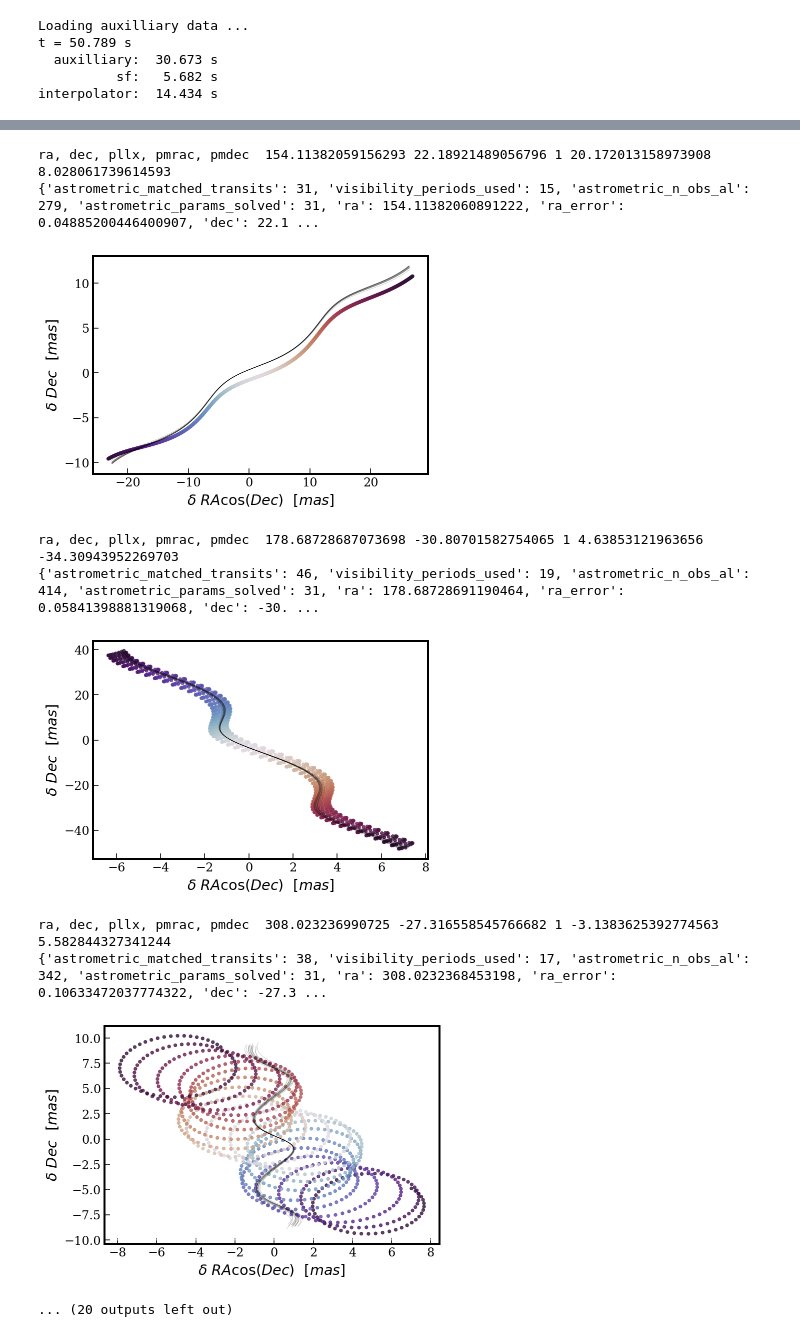
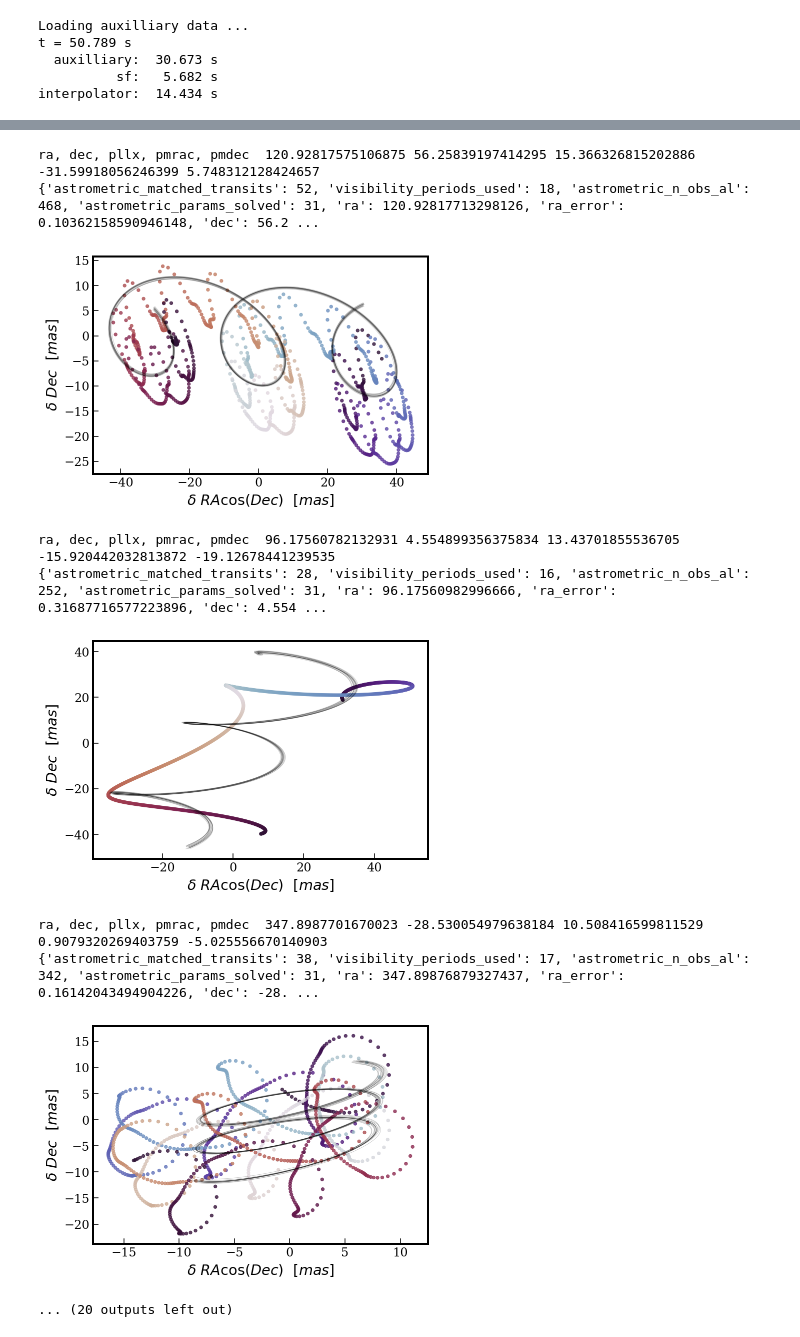
Before and after one commit to zpenoyre/astromet.py, a Jupyter notebook: gaiaBinarySynth.ipynb, the cells around one changed output, grey strips where cells are left out. Cells and saved outputs as stored; diff of their text form; code cells hidden in the pictures.

```diff
--- a/gaiaBinarySynth.ipynb
+++ b/gaiaBinarySynth.ipynb
@@ -80,9 +80,9 @@ for i in tqdm(range(nTest)):
 
     phis=np.squeeze(np.hstack(sl['angles']))[sort]
 
-    params.pllx=10*np.power(np.random.rand(),-1/3) # all within 100 pc
-    params.pmrac=params.pllx*(1)*np.random.randn()
-    params.pmdec=params.pllx*(1)*np.random.randn()
+    params.parallax=10*np.power(np.random.rand(),-1/3) # all within 100 pc
+    params.pmrac=params.parallax*(1)*np.random.randn()
+    params.pmdec=params.parallax*(1)*np.random.randn()
     params.period=10**(-1.5+3*np.random.rand()) # periods between 0.03 and 30 years
     params.l=np.random.rand() # uniform light ratio
     params.q=4*np.random.rand()**2 # mass ratios between 0 and 4 (half less than 1)
@@ -98,7 +98,7 @@ for i in tqdm(range(nTest)):
     thisRow['Dec']=1.*params.dec
     thisRow['pmRA']=params.pmrac
     thisRow['pmDec']=params.pmdec
-    thisRow['pllx']=params.pllx
+    thisRow['pllx']=params.parallax
     thisRow['M_tot']=4*(np.pi**2)*astromet.Galt/((params.period**2)*(params.a**3))
     thisRow['q']=params.q
     thisRow['l']=params.l
@@ -169,11 +169,11 @@ for i in tqdm(range(nTest)):
     fitparams=astromet.params()
     for i in range(16):
         fitparams.ra=results['ra']
-        +np.random.randn()*results['ra_error']#/(np.cos(np.deg2rad(results['dec']))*mas)
-        fitparams.dec=results['dec']+np.random.randn()*results['dec_error']#/mas
+        +np.random.randn()*results['ra_error']*mas/np.cos(np.deg2rad(results['dec']))
+        fitparams.dec=results['dec']+np.random.randn()*results['dec_error']*mas
         fitparams.pmrac=results['pmra']+np.random.randn()*results['pmra_error']
         fitparams.pmdec=results['pmdec']+np.random.randn()*results['pmdec_error']
-        fitparams.pllx=results['parallax']+np.random.randn()*results['parallax_error']
+        fitparams.parallax=results['parallax']+np.random.randn()*results['parallax_error']
 
         fitRacs,fitDecs=astromet.track(plotts,fitparams)
         ax.plot(fitRacs,fitDecs,c='k',alpha=0.2,lw=0.5)
@@ -196,12 +196,12 @@ ra, dec, pllx, pmrac, pmdec  146.01534772268892 -44.47568932950998 1 8.702508409
-ra, dec, pllx, pmrac, pmdec  154.11382059156293 22.18921489056796 1 20.172013158973908 8.028061739614593
-{'astrometric_matched_transits': 31, 'visibility_periods_used': 15, 'astrometric_n_obs_al': 279, 'astrometric_params_solved': 31, 'ra': 154.11382060891222, 'ra_error': 0.04885200446400907, 'dec': 22.1 ...
+ra, dec, pllx, pmrac, pmdec  120.92817575106875 56.25839197414295 15.366326815202886 -31.59918056246399 5.748312128424657
+{'astrometric_matched_transits': 52, 'visibility_periods_used': 18, 'astrometric_n_obs_al': 468, 'astrometric_params_solved': 31, 'ra': 120.92817713298126, 'ra_error': 0.10362158590946148, 'dec': 56.2 ...
-[figure, old version]
+[figure, new version]
-ra, dec, pllx, pmrac, pmdec  178.68728687073698 -30.80701582754065 1 4.63853121963656 -34.30943952269703
-{'astrometric_matched_transits': 46, 'visibility_periods_used': 19, 'astrometric_n_obs_al': 414, 'astrometric_params_solved': 31, 'ra': 178.68728691190464, 'ra_error': 0.05841398881319068, 'dec': -30. ...
+ra, dec, pllx, pmrac, pmdec  96.17560782132931 4.554899356375834 13.43701855536705 -15.920442032813872 -19.12678441239535
+{'astrometric_matched_transits': 28, 'visibility_periods_used': 16, 'astrometric_n_obs_al': 252, 'astrometric_params_solved': 31, 'ra': 96.17560982996666, 'ra_error': 0.31687716577223896, 'dec': 4.554 ...
-[figure, old version]
+[figure, new version]
-ra, dec, pllx, pmrac, pmdec  308.023236990725 -27.316558545766682 1 -3.1383625392774563 5.582844327341244
-{'astrometric_matched_transits': 38, 'visibility_periods_used': 17, 'astrometric_n_obs_al': 342, 'astrometric_params_solved': 31, 'ra': 308.0232368453198, 'ra_error': 0.10633472037774322, 'dec': -27.3 ...
+ra, dec, pllx, pmrac, pmdec  347.8987701670023 -28.530054979638184 10.508416599811529 0.9079320269403759 -5.025556670140903
+{'astrometric_matched_transits': 38, 'visibility_periods_used': 17, 'astrometric_n_obs_al': 342, 'astrometric_params_solved': 31, 'ra': 347.89876879327437, 'ra_error': 0.16142043494904226, 'dec': -28. ...
-[figure, old version]
+[figure, new version]
 ... (20 outputs left out)
 # %%
 qPl=plt.gca()
```
Also changed, not shown: parts of 1 cell of this notebook, 1 other file.
